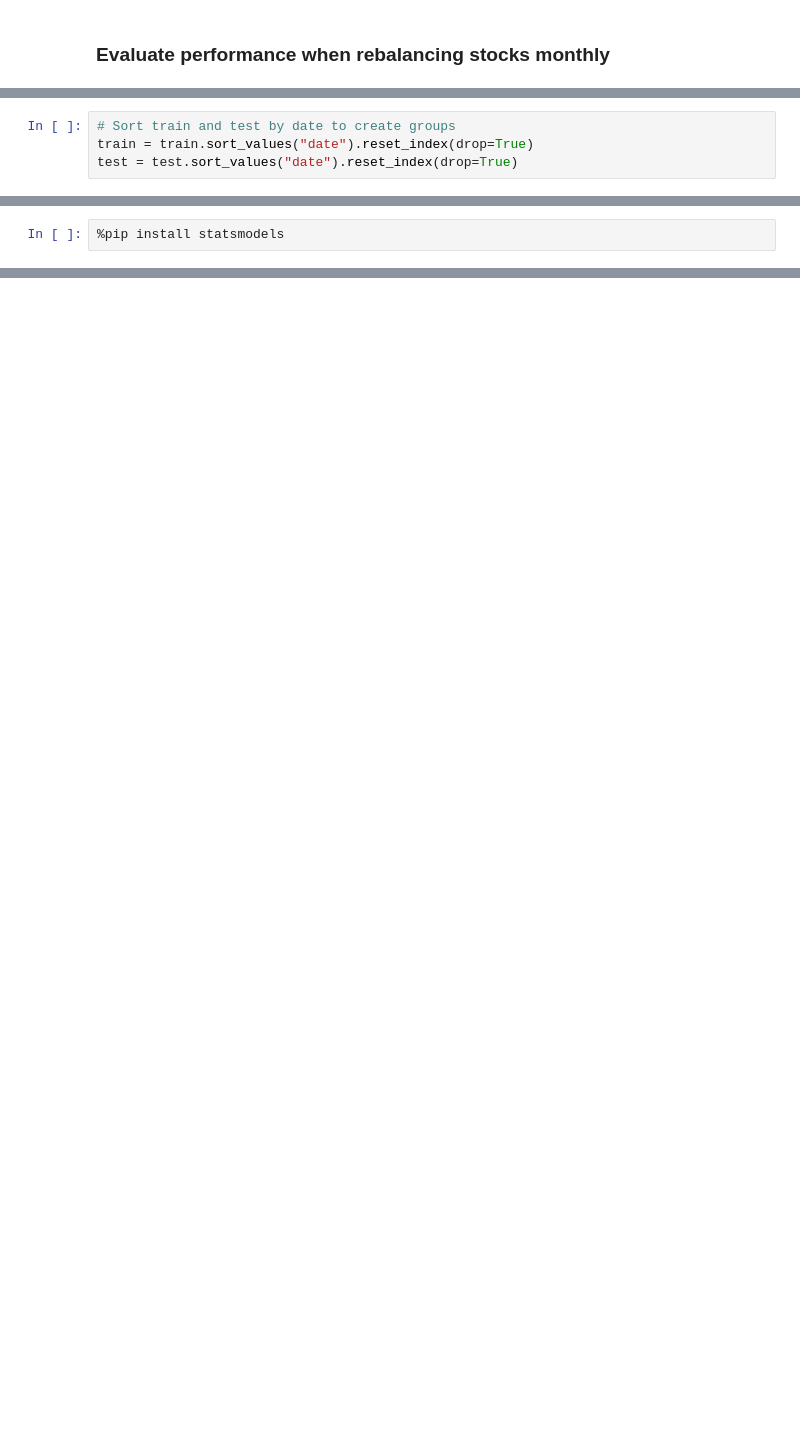
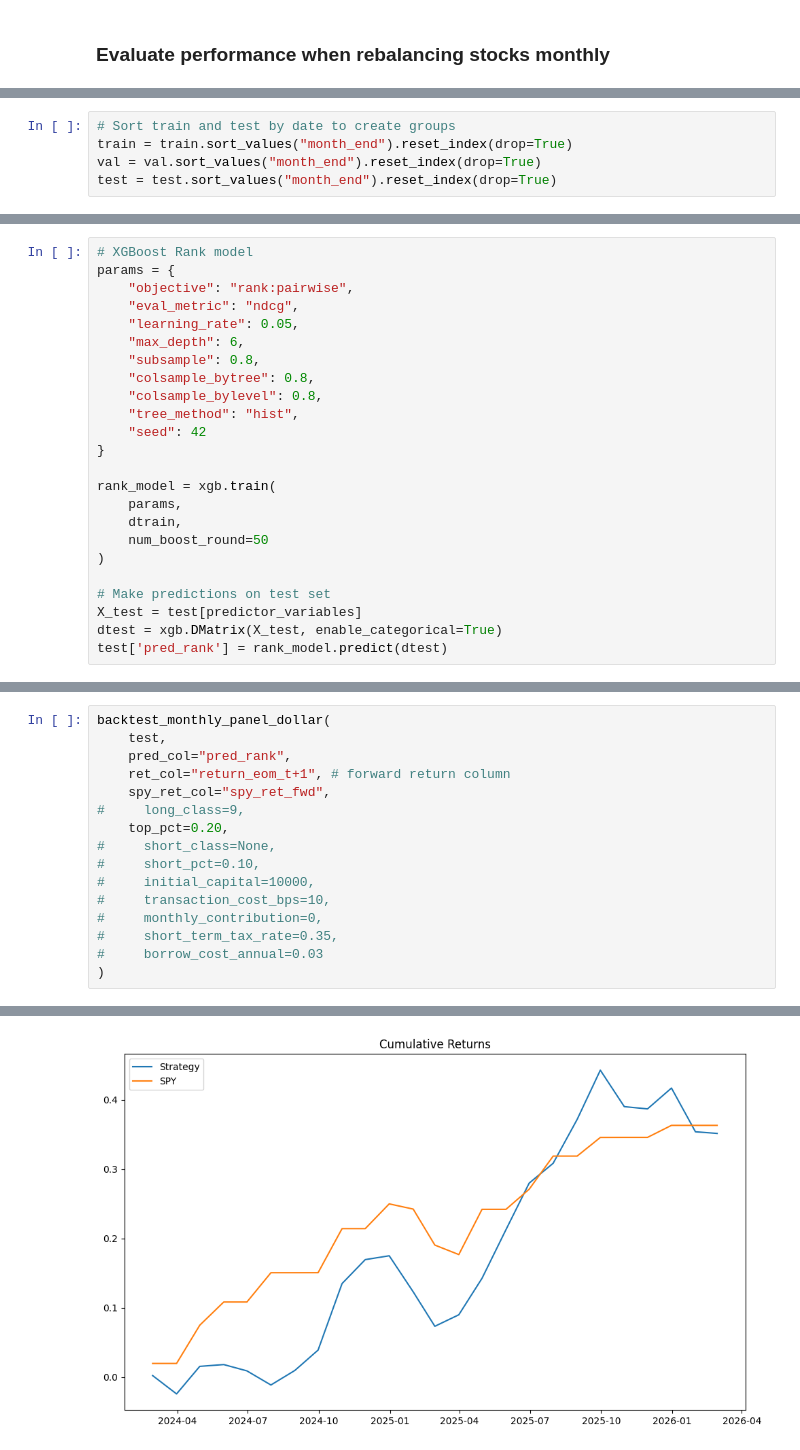
Before and after one commit to asacco-97/multimodal-stock-ranking, a Jupyter notebook: notebooks/001_testing_model_frameworks.ipynb, the cells around one changed output, grey strips where cells are left out. Saved outputs shown, nothing was run; the diff lists cells and outputs as text; blank space fills up the shorter version.

```diff
--- a/notebooks/001_testing_model_frameworks.ipynb
+++ b/notebooks/001_testing_model_frameworks.ipynb
@@ -546,4 +747,5 @@ CAGR                          8.10%         12.45%
 # %%
 # Sort train and test by date to create groups
-train = train.sort_values("date").reset_index(drop=True)
-test = test.sort_values("date").reset_index(drop=True)
+train = train.sort_values("month_end").reset_index(drop=True)
+val = val.sort_values("month_end").reset_index(drop=True)
+test = test.sort_values("month_end").reset_index(drop=True)
@@ -637,2 +767,24 @@ ModuleNotFoundError: No module named 'statsmodels'
 # %%
-%pip install statsmodels
+# XGBoost Rank model
+params = {
+    "objective": "rank:pairwise",
+    "eval_metric": "ndcg",
+    "learning_rate": 0.05,
+    "max_depth": 6,
+    "subsample": 0.8,
+    "colsample_bytree": 0.8,
+    "colsample_bylevel": 0.8,
+    "tree_method": "hist",
+    "seed": 42
+}
+
+rank_model = xgb.train(
+    params,
+    dtrain,
+    num_boost_round=50
+)
+
+# Make predictions on test set
+X_test = test[predictor_variables]
+dtest = xgb.DMatrix(X_test, enable_categorical=True)
+test['pred_rank'] = rank_model.predict(dtest)
@@ -656,0 +791,17 @@ Note: you may need to restart the kernel to use updated packages.
+# %%
+backtest_monthly_panel_dollar(
+    test,
+    pred_col="pred_rank",
+    ret_col="return_eom_t+1", # forward return column
+    spy_ret_col="spy_ret_fwd",
+#     long_class=9,
+    top_pct=0.20,
+#     short_class=None,
+#     short_pct=0.10,
+#     initial_capital=10000,
+#     transaction_cost_bps=10,
+#     monthly_contribution=0,
+#     short_term_tax_rate=0.35,
+#     borrow_cost_annual=0.03
+)
+# %% [output]
@@ -656,0 +820 @@ Note: you may need to restart the kernel to use updated packages.
+[figure, added]
```
Also changed, not shown: parts of 37 cells of this notebook, 12 other files.
